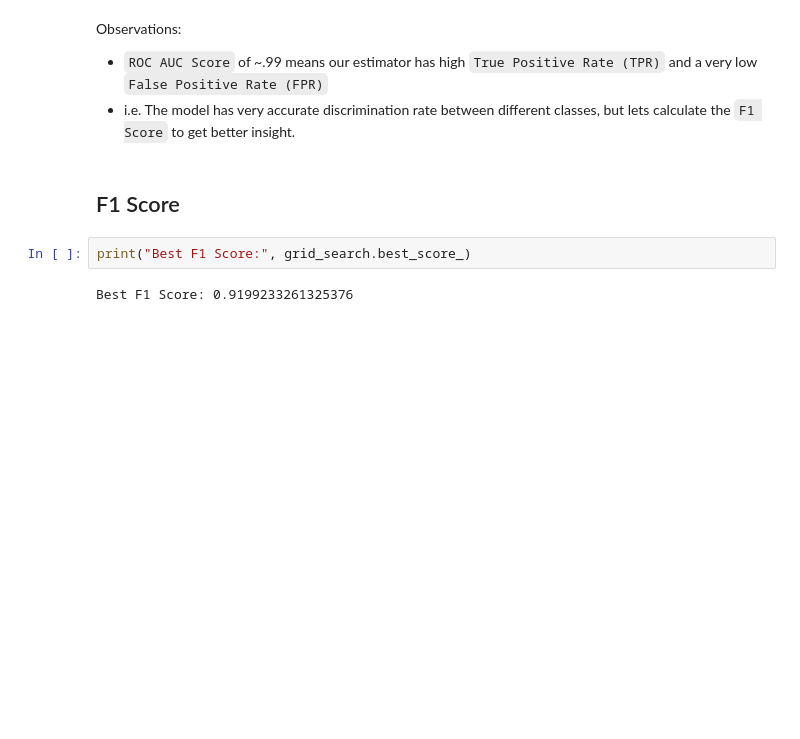
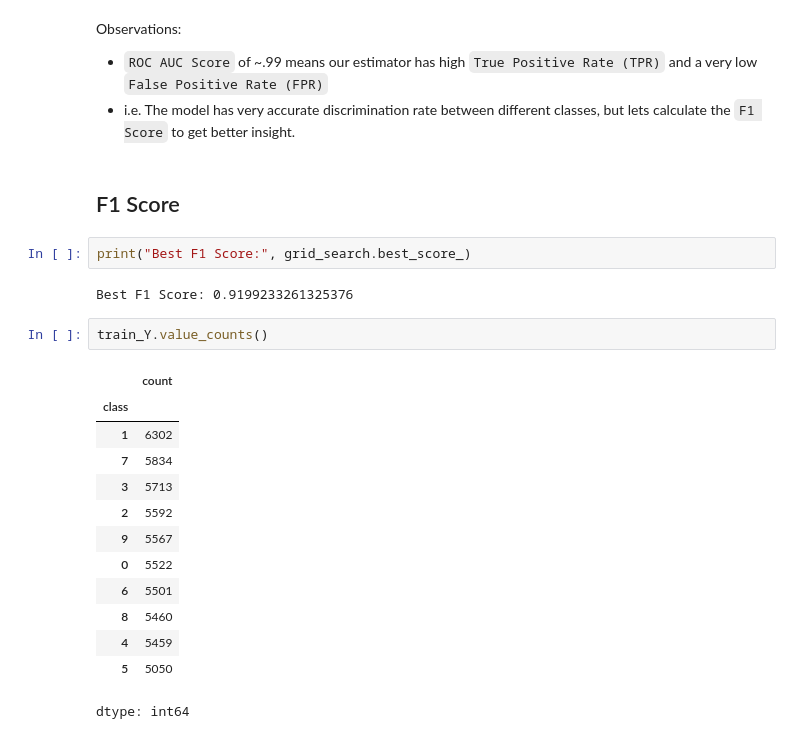
Before and after one commit to gaurangdave/mnist_digits_recognition, a Jupyter notebook: notebooks/02_transform_data.ipynb, the cells around one changed output. Drawn from its saved outputs; the diff is of its cells as text; blank space fills up the shorter version.

```diff
--- a/notebooks/02_transform_data.ipynb
+++ b/notebooks/02_transform_data.ipynb
@@ -696,3 +696,19 @@ Observations:
 print("Best F1 Score:", grid_search.best_score_)
 # %% [output]
 Best F1 Score: 0.9199233261325376
+# %%
+train_Y.value_counts()
+# %% [output]
+|  | count |
+| class |  |
+| 1 | 6302 |
+| 7 | 5834 |
+| 3 | 5713 |
+| 2 | 5592 |
+| 9 | 5567 |
+| 0 | 5522 |
+| 6 | 5501 |
+| 8 | 5460 |
+| 4 | 5459 |
+| 5 | 5050 |
+dtype: int64
```
